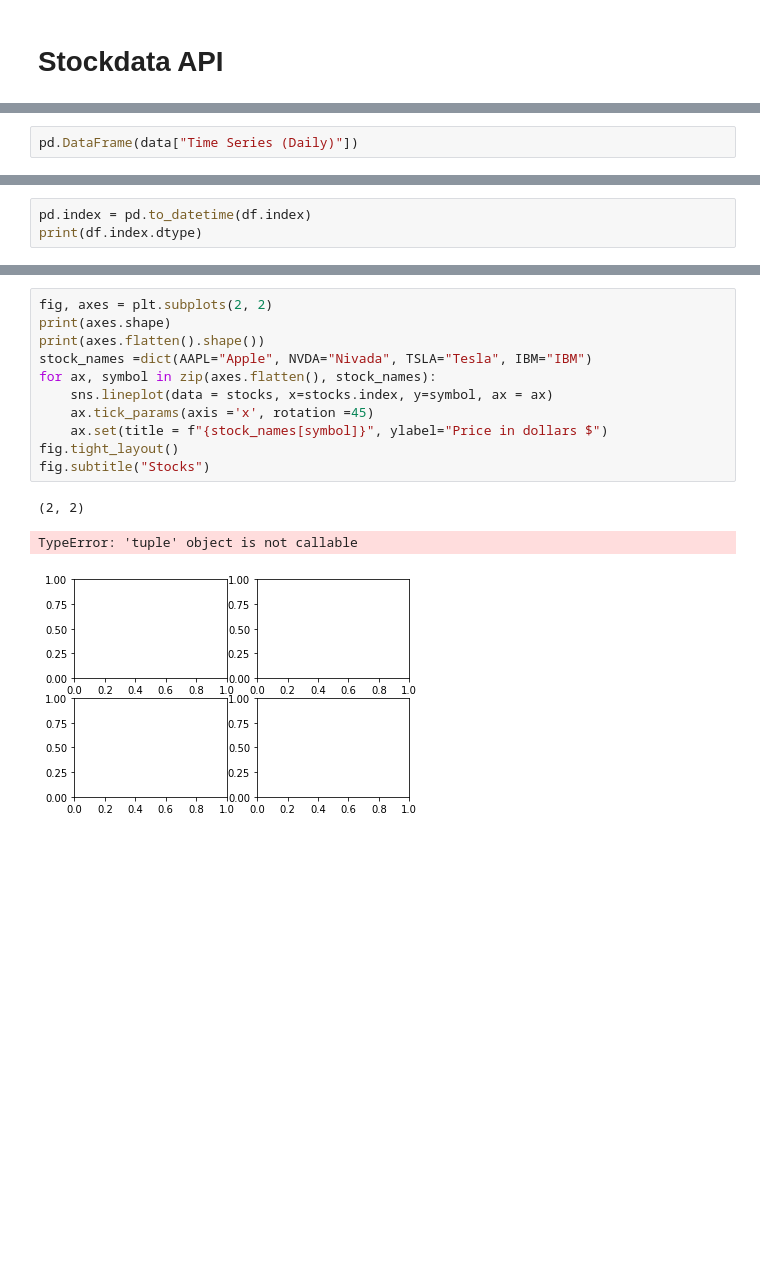
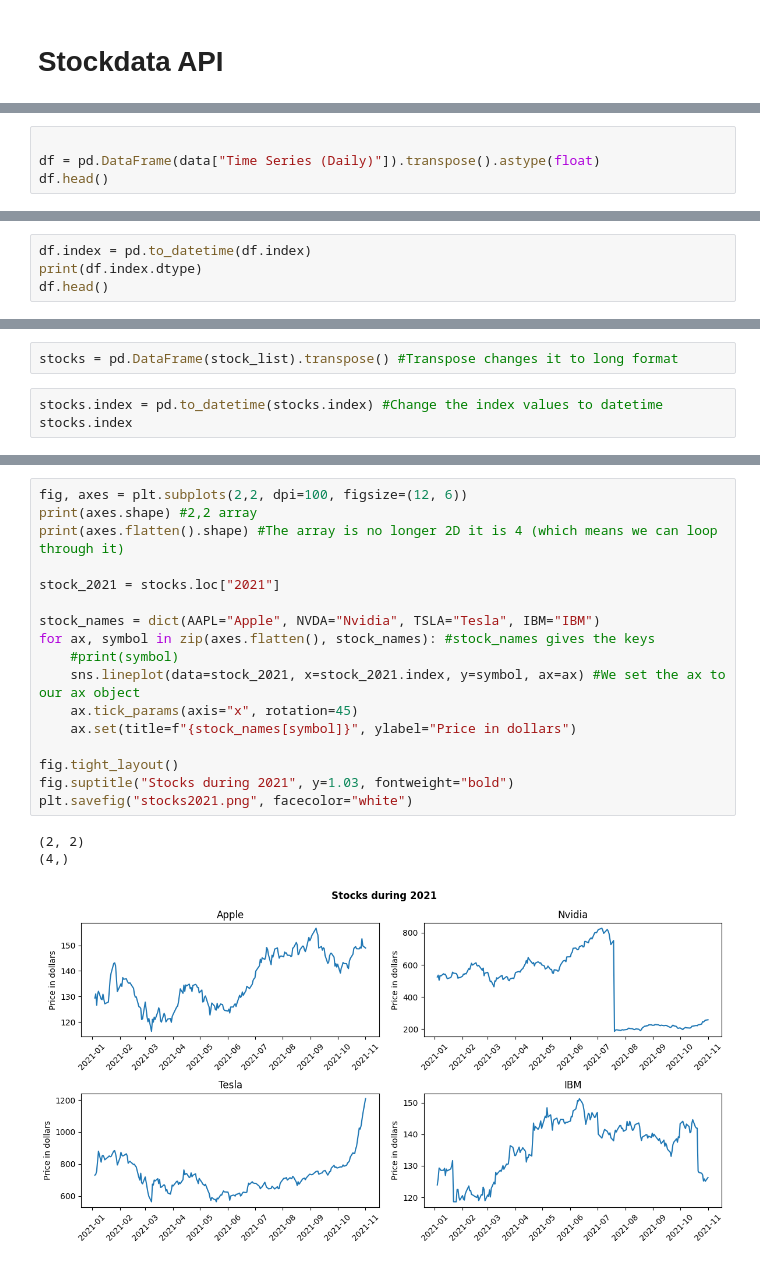
Before and after one commit to AmalDerbali/Databehandling_AmalDerbali, a Jupyter notebook: Code_alongs/L4.1_stockdata_api.ipynb, the cells around one changed output, grey strips where cells are left out. Drawn from its saved outputs; the diff is of its cells as text; blank space fills up the shorter version.

Commit message:
stockdata API

```diff
--- a/Code_alongs/L4.1_stockdata_api.ipynb
+++ b/Code_alongs/L4.1_stockdata_api.ipynb
@@ -21,3 +44,5 @@ Python-dotenv could not parse statement starting at line 1
 # %%
-pd.DataFrame(data["Time Series (Daily)"])
+
+df = pd.DataFrame(data["Time Series (Daily)"]).transpose().astype(float)
+df.head()
 # %% [output]
@@ -31,4 +79,5 @@ pd.DataFrame(data["Time Series (Daily)"])
 # %%
-pd.index = pd.to_datetime(df.index)
+df.index = pd.to_datetime(df.index)
 print(df.index.dtype)
+df.head()
 # %% [output]
@@ -84,0 +130,5 @@ stocks
+# %%
+stocks = pd.DataFrame(stock_list).transpose() #Transpose changes it to long format
+# %%
+stocks.index = pd.to_datetime(stocks.index) #Change the index values to datetime
+stocks.index
@@ -85,15 +175,21 @@ stocks
 # %%
-fig, axes = plt.subplots(2, 2)
-print(axes.shape)
-print(axes.flatten().shape())
-stock_names =dict(AAPL="Apple", NVDA="Nivada", TSLA="Tesla", IBM="IBM")
-for ax, symbol in zip(axes.flatten(), stock_names):
-    sns.lineplot(data = stocks, x=stocks.index, y=symbol, ax = ax)
-    ax.tick_params(axis ='x', rotation =45)
-    ax.set(title = f"{stock_names[symbol]}", ylabel="Price in dollars $")
+fig, axes = plt.subplots(2,2, dpi=100, figsize=(12, 6))
+print(axes.shape) #2,2 array
+print(axes.flatten().shape) #The array is no longer 2D it is 4 (which means we can loop through it)
+
+stock_2021 = stocks.loc["2021"]
+
+stock_names = dict(AAPL="Apple", NVDA="Nvidia", TSLA="Tesla", IBM="IBM")
+for ax, symbol in zip(axes.flatten(), stock_names): #stock_names gives the keys
+    #print(symbol)
+    sns.lineplot(data=stock_2021, x=stock_2021.index, y=symbol, ax=ax) #We set the ax to our ax object
+    ax.tick_params(axis="x", rotation=45)
+    ax.set(title=f"{stock_names[symbol]}", ylabel="Price in dollars")
+
 fig.tight_layout()
-fig.subtitle("Stocks")
+fig.suptitle("Stocks during 2021", y=1.03, fontweight="bold")
+plt.savefig("stocks2021.png", facecolor="white")
 # %% [output]
 (2, 2)
+(4,)
-TypeError: 'tuple' object is not callable
-[figure, old version]
+[figure, new version]
```
Also changed, not shown: parts of 13 cells of this notebook, 1 other file.
